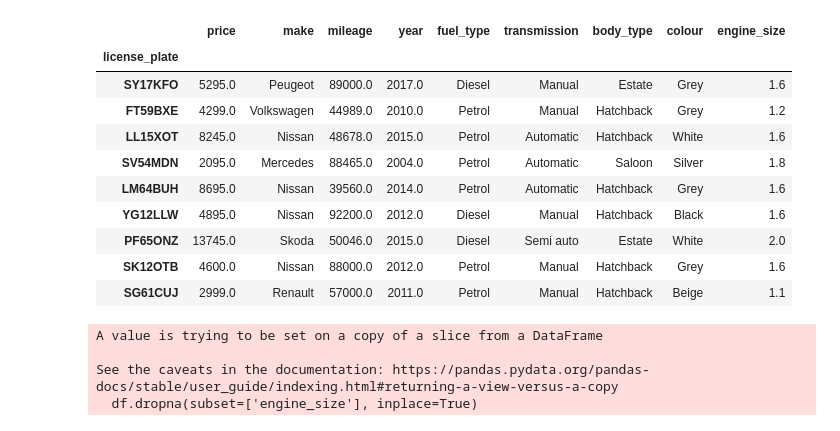
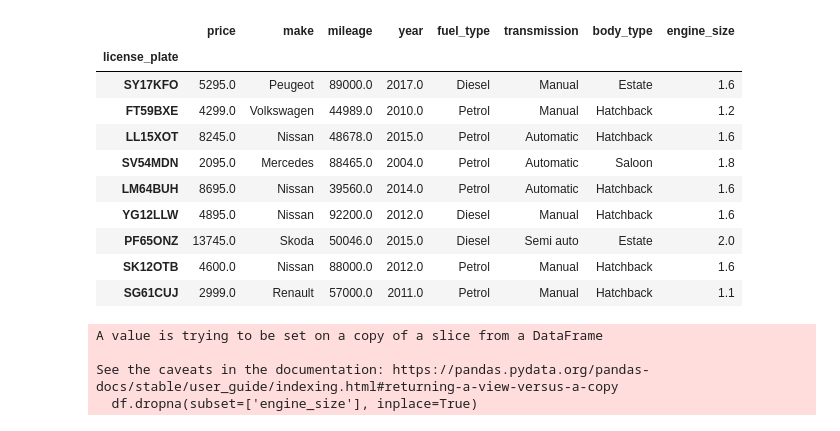
Before and after one commit to DoraYSun/Machine-Learning-AA, a Jupyter notebook: ML_AA.ipynb, the cells around one changed output. Cells and saved outputs as stored; diff of their text form; code cells hidden in the pictures.

Commit message:
updates feature enginering

```diff
--- a/ML_AA.ipynb
+++ b/ML_AA.ipynb
@@ -23,21 +22,21 @@ df_car.head()
 | 3 | https://www.theaa.com/used-cars/c... | https://image.vcars.co.uk/vcarsdn... | SV54MDN | 2095.0 | Mercedes | C Class | 88465.0 | 2004.0 | Petrol | ... |
 | 4 | https://www.theaa.com/used-cars/c... | https://image.vcars.co.uk/vcarsdn... | LM64BUH | 8695.0 | Nissan | Juke | 39560.0 | 2014.0 | Petrol | ... |
 # %%
-df = df_car[['license_plate', 'price', 'make', 'mileage', 'year', 'fuel_type', 'transmission', 'body_type', 'colour', 'engine_size']]
+df = df_car[['license_plate', 'price', 'make', 'mileage', 'year', 'fuel_type', 'transmission', 'body_type', 'engine_size']]
 df.set_index('license_plate', inplace=True)
 df.head(9)
 # %% [output]
-|  | price | make | mileage | year | fuel_type | transmission | body_type | colour | engine_size |
-| license_plate |  |  |  |  |  |  |  |  |  |
-| SY17KFO | 5295.0 | Peugeot | 89000.0 | 2017.0 | Diesel | Manual | Estate | Grey | 1.6 |
-| FT59BXE | 4299.0 | Volkswagen | 44989.0 | 2010.0 | Petrol | Manual | Hatchback | Grey | 1.2 |
-| LL15XOT | 8245.0 | Nissan | 48678.0 | 2015.0 | Petrol | Automatic | Hatchback | White | 1.6 |
-| SV54MDN | 2095.0 | Mercedes | 88465.0 | 2004.0 | Petrol | Automatic | Saloon | Silver | 1.8 |
-| LM64BUH | 8695.0 | Nissan | 39560.0 | 2014.0 | Petrol | Automatic | Hatchback | Grey | 1.6 |
-| YG12LLW | 4895.0 | Nissan | 92200.0 | 2012.0 | Diesel | Manual | Hatchback | Black | 1.6 |
-| PF65ONZ | 13745.0 | Skoda | 50046.0 | 2015.0 | Diesel | Semi auto | Estate | White | 2.0 |
-| SK12OTB | 4600.0 | Nissan | 88000.0 | 2012.0 | Petrol | Manual | Hatchback | Grey | 1.6 |
-| SG61CUJ | 2999.0 | Renault | 57000.0 | 2011.0 | Petrol | Manual | Hatchback | Beige | 1.1 |
+|  | price | make | mileage | year | fuel_type | transmission | body_type | engine_size |
+| license_plate |  |  |  |  |  |  |  |  |
+| SY17KFO | 5295.0 | Peugeot | 89000.0 | 2017.0 | Diesel | Manual | Estate | 1.6 |
+| FT59BXE | 4299.0 | Volkswagen | 44989.0 | 2010.0 | Petrol | Manual | Hatchback | 1.2 |
+| LL15XOT | 8245.0 | Nissan | 48678.0 | 2015.0 | Petrol | Automatic | Hatchback | 1.6 |
+| SV54MDN | 2095.0 | Mercedes | 88465.0 | 2004.0 | Petrol | Automatic | Saloon | 1.8 |
+| LM64BUH | 8695.0 | Nissan | 39560.0 | 2014.0 | Petrol | Automatic | Hatchback | 1.6 |
+| YG12LLW | 4895.0 | Nissan | 92200.0 | 2012.0 | Diesel | Manual | Hatchback | 1.6 |
+| PF65ONZ | 13745.0 | Skoda | 50046.0 | 2015.0 | Diesel | Semi auto | Estate | 2.0 |
+| SK12OTB | 4600.0 | Nissan | 88000.0 | 2012.0 | Petrol | Manual | Hatchback | 1.6 |
+| SG61CUJ | 2999.0 | Renault | 57000.0 | 2011.0 | Petrol | Manual | Hatchback | 1.1 |
 # %%
 df.dropna(subset=['engine_size'], inplace=True)
 # %% [output]
```
Also changed, not shown: parts of 24 cells of this notebook, 1 other file.
